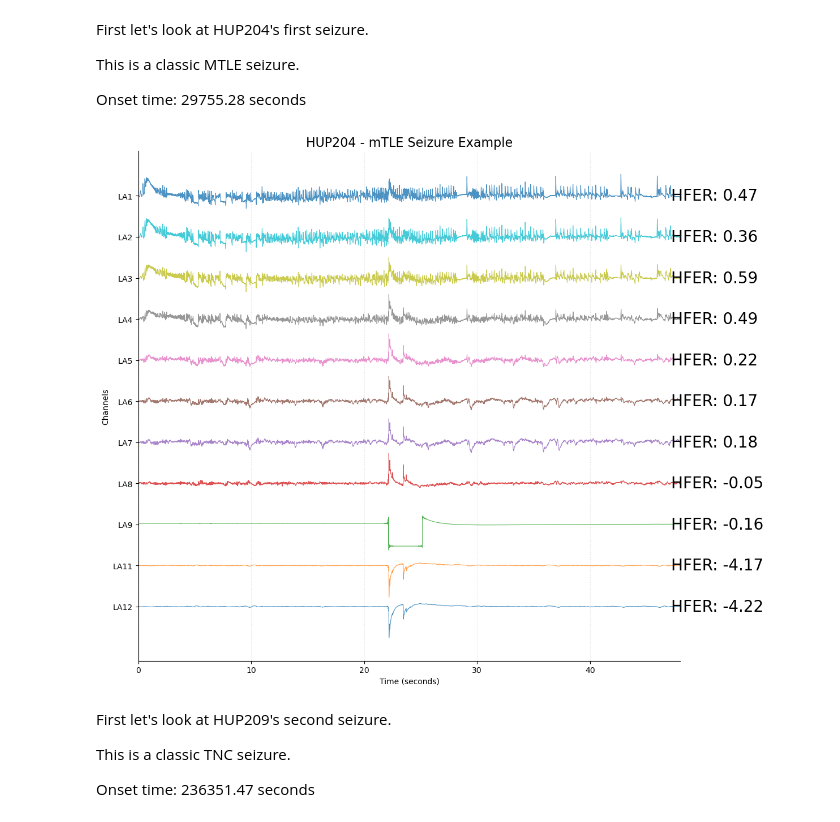
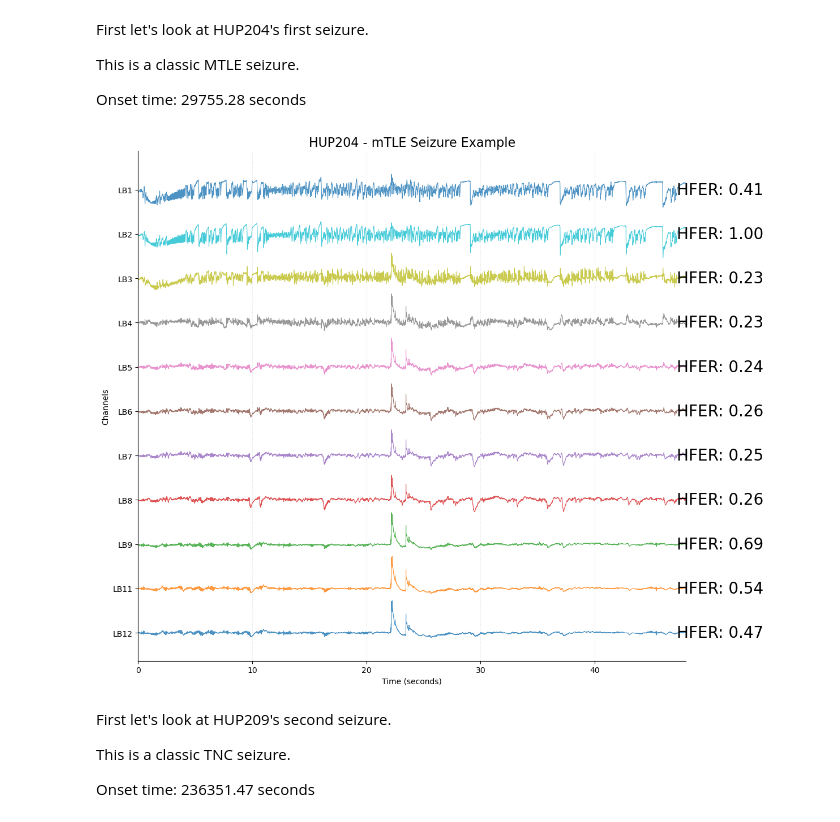
Before and after one commit to carlosaaguila/Interictal_Spike_Analysis, a Jupyter notebook: HUMAN/working_feat_extract_code/6-seizure_analysis/code/validate_per_sz.ipynb, the cells around one changed output. Cells and saved outputs as stored; diff of their text form; code cells hidden in the pictures.

```diff
--- a/HUMAN/working_feat_extract_code/6-seizure_analysis/code/validate_per_sz.ipynb
+++ b/HUMAN/working_feat_extract_code/6-seizure_analysis/code/validate_per_sz.ipynb
@@ -34,10 +34,19 @@ from utils import get_iEEG_data, notch_filter
 #Load in the datasets
 
 # HFER (200s)
-hup_ei = pd.read_csv('../data/self_run/HUP_all_hfer.csv')
+# hup_ei = pd.read_csv('../data/self_run/HUP_all_hfer.csv')
+
+#EI
+hup_ei = pd.read_csv('../data/self_run/EI_HUP_60s.csv')
 
 #hfer NEW (60s)
 # hup_ei = pd.read_csv('../data/self_run/hfer_HUP_60s.csv')
+
+#HFER 21seconds (1 before, 20 after labeled onset)
+# hup_ei = pd.read_csv('../data/self_run/hfer_HUP_21s.csv')
+
+#HFER increase and push back the baseline a little bit
+# hup_ei = pd.read_csv('../data/self_run/HUP_HFER_baseline_pushedback.csv') #DID NOT WORK
 # %% [markdown]
 First let's look at HUP204's first seizure.
 
@@ -160,9 +169,10 @@ channels_to_keep = all_spikes['channel_label'].unique().tolist()
 filtered_data = data[channels_to_keep]
 
 #Lets sort this properly to get a sample seizure clip
-la_columns = [col for col in filtered_data.columns if col.startswith('LA')]
-sorted_la_columns = ['LA1','LA2','LA3','LA4','LA5','LA6','LA7','LA8','LA9','LA11','LA12']
-la_data = filtered_data[sorted_la_columns]
+# la_columns = [col for col in filtered_data.columns if col.startswith('LB')]
+# sorted_la_columns = ['LA1','LA2','LA3','LA4','LA5','LA6','LA7','LA8','LA9','LA11','LA12']
+sorted_lb_columns = ['LB12','LB11','LB9','LB8','LB7','LB6','LB5','LB4','LB3','LB2','LB1']
+la_data = filtered_data[sorted_lb_columns]
 # %%
 def plot_eeg_channels_with_hfer(data, all_spikes, sampling_rate=500, stop_time=None, title = 'Seizure Example'):
     # Create a time array
@@ -173,7 +183,10 @@ def plot_eeg_channels_with_hfer(data, all_spikes, sampling_rate=500, stop_time=N
     plt.title(title, fontsize=16)
 
     # Define channel order
-    sorted_la_columns = ['LA12','LA11','LA9','LA8','LA7','LA6','LA5','LA4','LA3','LA2','LA1']
+    # sorted_la_columns = ['LA12','LA11','LA9','LA8','LA7','LA6','LA5','LA4','LA3','LA2','LA1']
+    sorted_lb_columns = ['LB12','LB11','LB9','LB8','LB7','LB6','LB5','LB4','LB3','LB2','LB1']
+
+    sorted_la_columns = sorted_lb_columns
 
     # Calculate offset and scaling factor for better visibility
     channel_range = {ch: (data[ch].max() - data[ch].min()) for ch in sorted_la_columns}
@@ -199,34 +212,34 @@ def plot_eeg_channels_with_hfer(data, all_spikes, sampling_rate=500, stop_time=N
         plt.plot(time, scaled_data + i*offset, linewidth=0.8, alpha=0.8)
 
         # Add HFER value as text
         hfer_value = all_spikes[all_spikes['channel_label'] == channel]['EI'].values
         if len(hfer_value) > 0:
             hfer_text = f"HFER: {hfer_value[0]:.2f}"
             plt.text(stop_time * (x_extension_factor - 0.02), i*offset, hfer_text,
                      verticalalignment='center', horizontalalignment='left', fontsize=20)
 
     # Set y-ticks and labels to channel names
     plt.yticks(np.arange(len(sorted_la_columns)) * offset, sorted_la_columns)
 
     plt.xlabel('Time (seconds)')
     plt.ylabel('Channels')
 
     # Remove top and right spines
     plt.gca().spines['top'].set_visible(False)
     plt.gca().spines['right'].set_visible(False)
 
     # Add minor gridlines for better time reference
     plt.grid(True, which='both', axis='x', linestyle=':', alpha=0.4)
 
     plt.tight_layout()
     plt.show()
 
 # Assuming your dataframe with LA channels is named 'la_data'
 # and your all_spikes dataframe is named 'all_spikes'
 # Call the function to plot
 plot_eeg_channels_with_hfer(la_data, all_spikes, stop_time=40, title = 'HUP204 - mTLE Seizure Example')
 # %% [output]
-[figure, old version]
+[figure, new version]
 # %% [markdown]
 First let's look at HUP209's second seizure.
 
```
Also changed, not shown: parts of 7 cells of this notebook, 5 other files.
